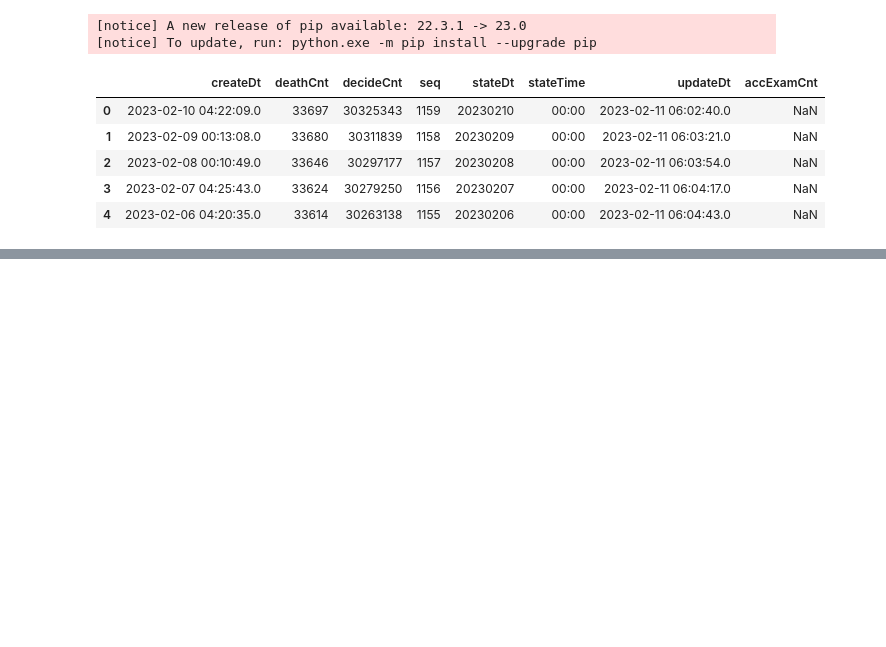
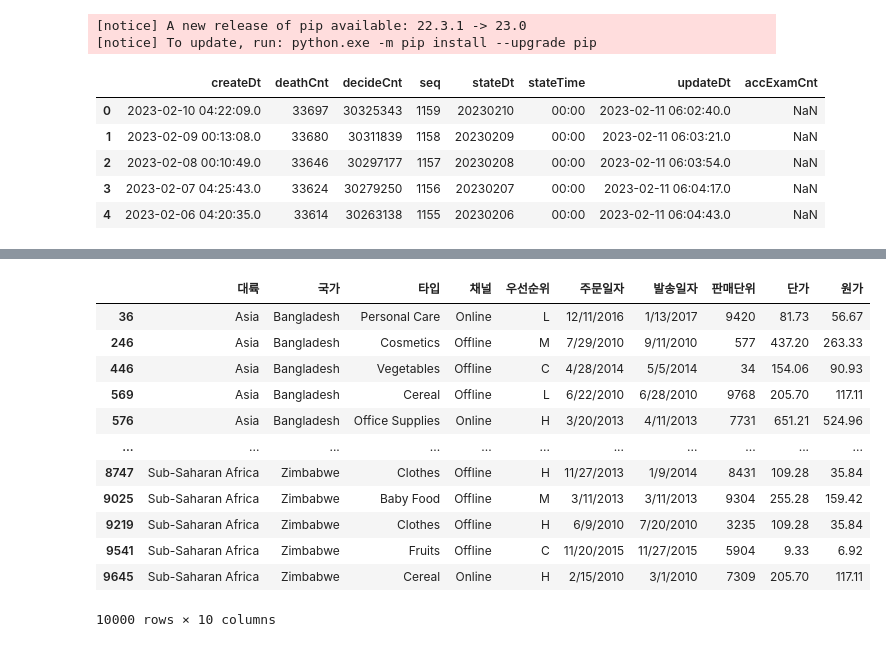
Before and after one commit to iankim66/phyton, a Jupyter notebook: 230128/06_openAPI.ipynb, the cells around one changed output, grey strips where cells are left out. Drawn from its saved outputs; the diff is of its cells as text; code cells hidden in the pictures; blank space fills up the shorter version.

```diff
--- a/230128/06_openAPI.ipynb
+++ b/230128/06_openAPI.ipynb
@@ -77,0 +140,18 @@ df.to_csv("corona.csv", encoding = 'UTF-8')
+# %%
+Sales_Country.sort_values(['대륙','국가']) ## 대륙과 국가를 기준으로 오름차순 정렬 ( 대륙이 먼저 정렬후,국가 정렬)
+Sales_Country.sort_values(['대륙','국가'],inplace=True)
+Sales_Country
+# %% [output]
+|  | 대륙 | 국가 | 타입 | 채널 | 우선순위 | 주문일자 | 발송일자 | 판매단위 | 단가 | 원가 |
+| 36 | Asia | Bangladesh | Personal Care | Online | L | 12/11/2016 | 1/13/2017 | 9420 | 81.73 | 56.67 |
+| 246 | Asia | Bangladesh | Cosmetics | Offline | M | 7/29/2010 | 9/11/2010 | 577 | 437.20 | 263.33 |
+| 446 | Asia | Bangladesh | Vegetables | Offline | C | 4/28/2014 | 5/5/2014 | 34 | 154.06 | 90.93 |
+| 569 | Asia | Bangladesh | Cereal | Offline | L | 6/22/2010 | 6/28/2010 | 9768 | 205.70 | 117.11 |
+| 576 | Asia | Bangladesh | Office Supplies | Online | H | 3/20/2013 | 4/11/2013 | 7731 | 651.21 | 524.96 |
+| ... | ... | ... | ... | ... | ... | ... | ... | ... | ... | ... |
+| 8747 | Sub-Saharan Africa | Zimbabwe | Clothes | Offline | H | 11/27/2013 | 1/9/2014 | 8431 | 109.28 | 35.84 |
+| 9025 | Sub-Saharan Africa | Zimbabwe | Baby Food | Offline | M | 3/11/2013 | 3/11/2013 | 9304 | 255.28 | 159.42 |
+| 9219 | Sub-Saharan Africa | Zimbabwe | Clothes | Offline | H | 6/9/2010 | 7/20/2010 | 3235 | 109.28 | 35.84 |
+| 9541 | Sub-Saharan Africa | Zimbabwe | Fruits | Offline | C | 11/20/2015 | 11/27/2015 | 5904 | 9.33 | 6.92 |
+| 9645 | Sub-Saharan Africa | Zimbabwe | Cereal | Online | H | 2/15/2010 | 3/1/2010 | 7309 | 205.70 | 117.11 |
+10000 rows × 10 columns
```
Also changed, not shown: parts of 18 cells of this notebook.
